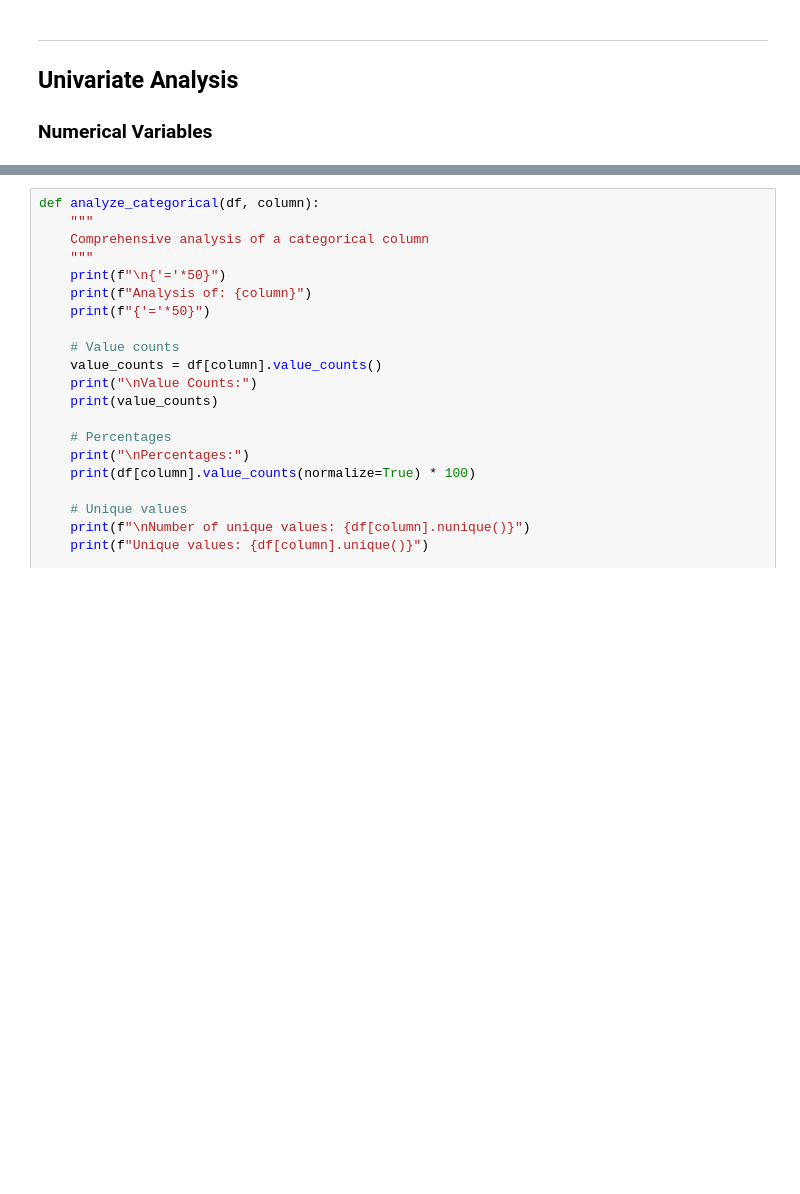
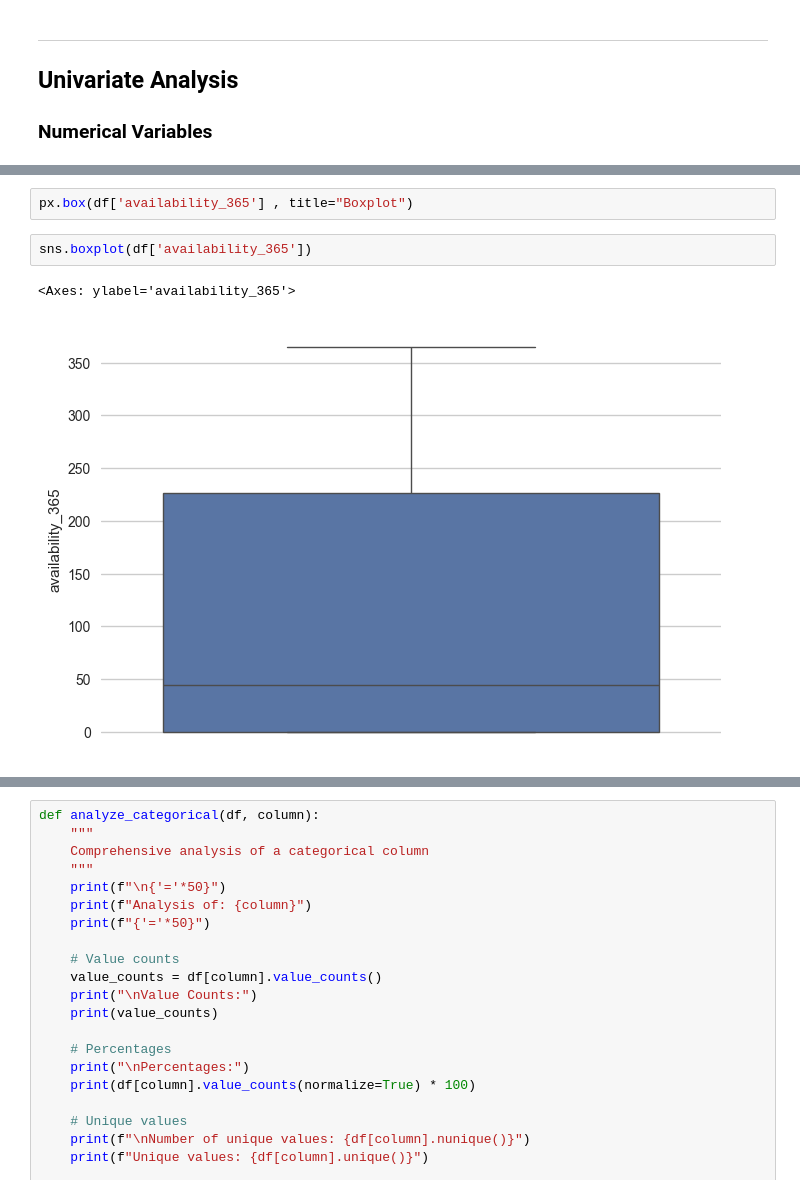
Before and after one commit to ariyan378/Data-Analytics-Ml, a Jupyter notebook: Airbnb-Exploratory-Data-Analysis.ipynb, the cells around one changed output, grey strips where cells are left out. Saved outputs shown, nothing was run; the diff lists cells and outputs as text; blank space fills up the shorter version.

```diff
--- a/Airbnb-Exploratory-Data-Analysis.ipynb
+++ b/Airbnb-Exploratory-Data-Analysis.ipynb
@@ -327,0 +369,7 @@ KeyError: 'age'
+# %%
+px.box(df['availability_365'] , title="Boxplot")
+# %%
+sns.boxplot(df['availability_365'])
+# %% [output]
+<Axes: ylabel='availability_365'>
+[figure, added]
```
Also changed, not shown: parts of 23 cells of this notebook.
